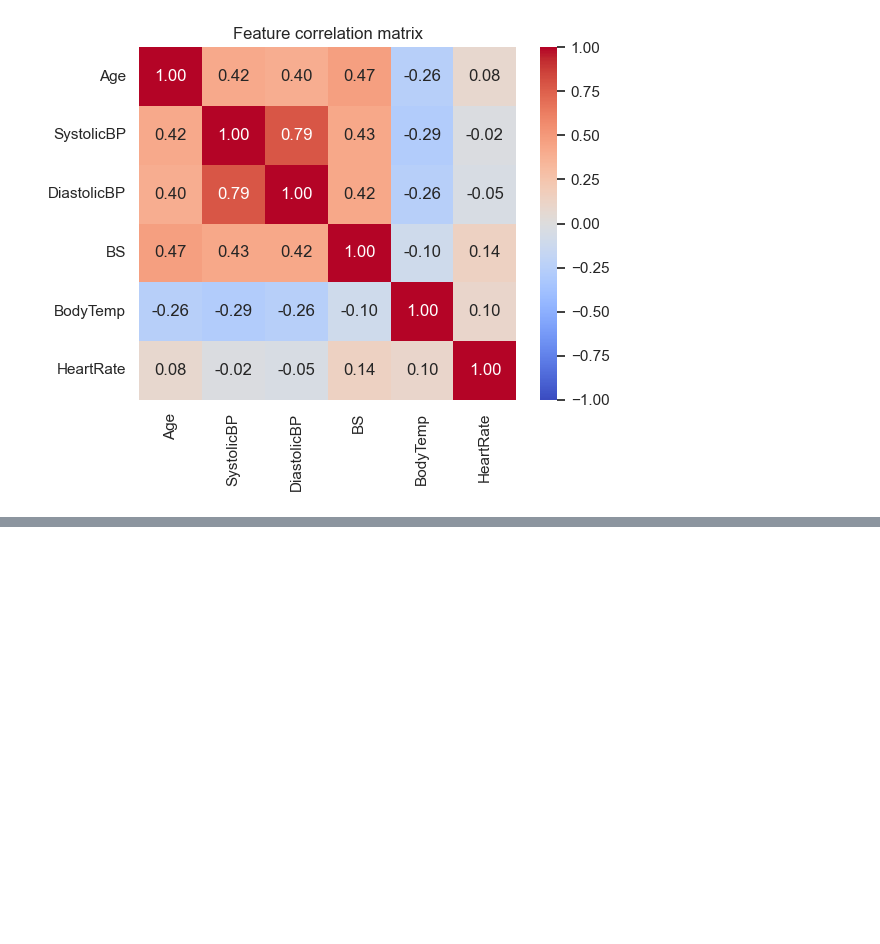
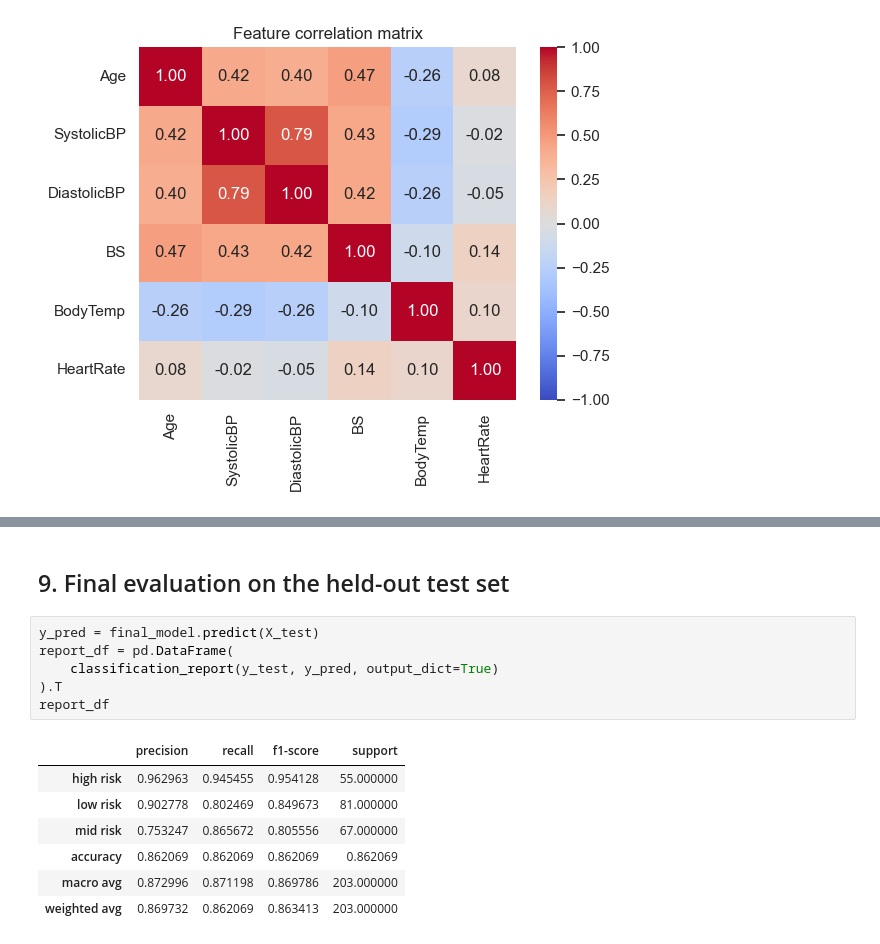
Before and after one commit to andyombogo/Eneza-Data-Science-Residential-training-2026, a Jupyter notebook: project7-maternal-child-health/notebooks/task1_risk_classifier_eda.ipynb, the cells around one changed output, grey strips where cells are left out. Drawn from its saved outputs; the diff is of its cells as text; blank space fills up the shorter version.

```diff
--- a/project7-maternal-child-health/notebooks/task1_risk_classifier_eda.ipynb
+++ b/project7-maternal-child-health/notebooks/task1_risk_classifier_eda.ipynb
@@ -149,2 +275,18 @@ report_df
+# %% [markdown]
+## 9. Final evaluation on the held-out test set
+# %%
+y_pred = final_model.predict(X_test)
+report_df = pd.DataFrame(
+    classification_report(y_test, y_pred, output_dict=True)
+).T
+report_df
+# %% [output]
+|  | precision | recall | f1-score | support |
+| high risk | 0.962963 | 0.945455 | 0.954128 | 55.000000 |
+| low risk | 0.902778 | 0.802469 | 0.849673 | 81.000000 |
+| mid risk | 0.753247 | 0.865672 | 0.805556 | 67.000000 |
+| accuracy | 0.862069 | 0.862069 | 0.862069 | 0.862069 |
+| macro avg | 0.872996 | 0.871198 | 0.869786 | 203.000000 |
+| weighted avg | 0.869732 | 0.862069 | 0.863413 | 203.000000 |
 # %%
 disp = ConfusionMatrixDisplay(
```
Also changed, not shown: parts of 25 cells of this notebook, 3 other files.
